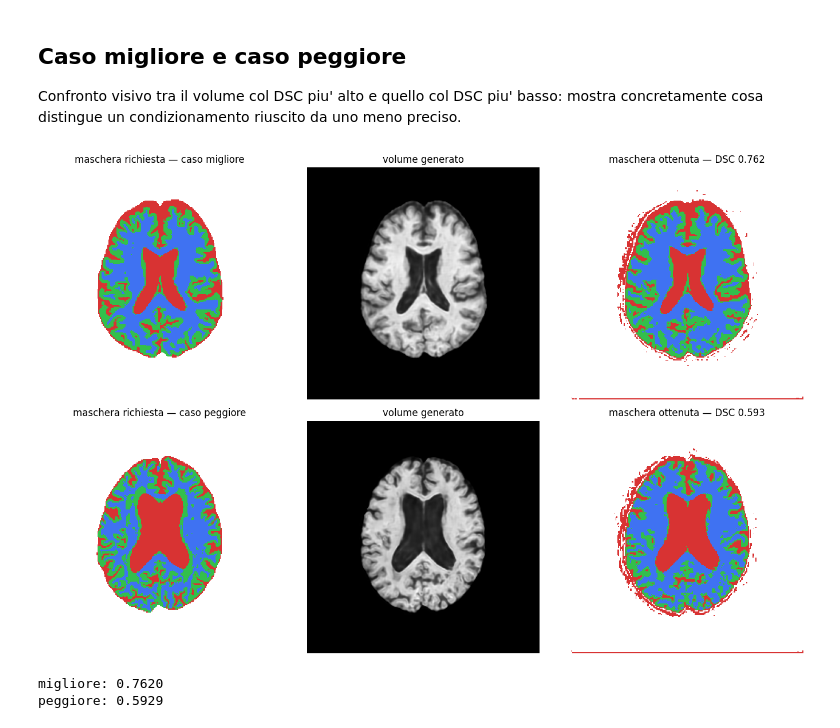
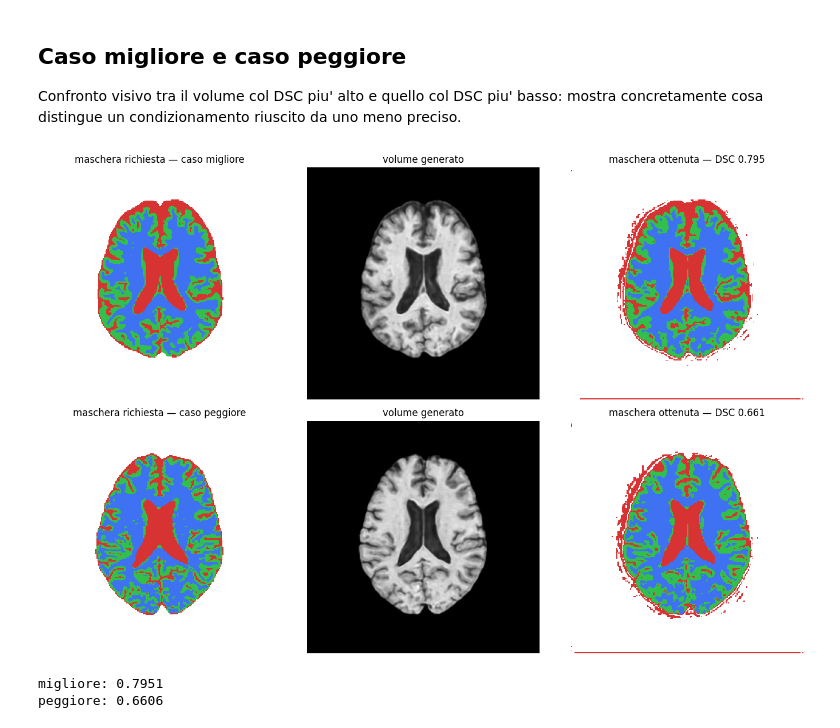
Before and after one commit to DanieleSchingaro/3DLDM_Schingaro, a Jupyter notebook: notebooks/06_controlnet_evaluation.ipynb, the cells around one changed output. Saved outputs shown, nothing was run; the diff lists cells and outputs as text; code cells hidden in the pictures.

```diff
--- a/notebooks/06_controlnet_evaluation.ipynb
+++ b/notebooks/06_controlnet_evaluation.ipynb
@@ -98,0 +164,9 @@ selezionato: epoch100
+# %%
+sched=[("costante 2.5","dsc_sweep_cs2.5"),
+       ("crescente 1.0->4.0","dsc_sweep_schedB"),
+       ("decrescente 4.0->1.0","dsc_sweep_schedA")]
+print(f"{'schedule (media 2.5)':<24}{'mean DSC':<12}")
+print("-"*36)
+for nome,tag in sched:
+    try: print(f"{nome:<24}{load_json(tag)['mean_dsc']:<12.4f}")
+    except FileNotFoundError: print(f"{nome:<24}(mancante)")
@@ -98,0 +190,12 @@ selezionato: epoch100
+# %%
+ag=[("nessuna","dsc_sweep_cs3.0_bis"),("w=1.5","dsc_sweep_ag_w1.5"),
+    ("w=2.0","dsc_sweep_ag_cs3.0"),("w=3.0","dsc_sweep_ag_w3.0")]
+print(f"{'autoguidance':<16}{'mean DSC':<12}{'std':<10}")
+print("-"*38)
+for nome,tag in ag:
+    try:
+        d=load_json(tag)
+        print(f"{nome:<16}{d['mean_dsc']:<12.4f}{d['per_volume_std']:<10.4f}")
+    except FileNotFoundError: print(f"{nome:<16}(mancante)")
+print("\nscelto w=2.0: w=3.0 guadagna poco (+0.004) ma aumenta la dispersione,")
+print("e 2.0 e' lo stesso valore usato per l'LDM incondizionato (coerenza fra i due stadi).")
@@ -163,30 +281,30 @@ concretamente cosa distingue un condizionamento riuscito da uno meno preciso.
 # %%
 import nibabel as nib
 from matplotlib.colors import ListedColormap
 
-GEN_DIR="../data/controlnet_gen_test/epoch100"
+GEN_DIR="../data/controlnet_gen_test/v_final"
 TISSUE_CMAP=ListedColormap([(0,0,0,0),(0.85,0.20,0.20,1),(0.20,0.75,0.30,1),(0.25,0.45,0.95,1)])
 
-pv=test["per_volume"]
+pv=test_fin["per_volume"]
 best=max(pv, key=pv.get); worst=min(pv, key=pv.get)
 
 def load(p): return np.asarray(nib.load(p).dataobj).astype(np.float32)
 
 fig, axes=plt.subplots(2, 3, figsize=(14,9))
 for r,(base,tag) in enumerate([(best,"migliore"),(worst,"peggiore")]):
     cond=np.rot90(load(f"{GEN_DIR}/{base}_condmask.nii.gz")[:,:,128])
     seg=np.rot90(load(f"{GEN_DIR}/{base}_synth_pveseg.nii.gz")[:,:,128])
     synth=np.rot90(load(f"{GEN_DIR}/{base}_synth.nii.gz")[:,:,128])
     axes[r,0].imshow(cond, cmap=TISSUE_CMAP, vmin=0, vmax=3, interpolation="nearest")
     axes[r,0].set_title(f"maschera richiesta — caso {tag}")
     axes[r,1].imshow(synth, cmap="gray"); axes[r,1].set_title("volume generato")
     axes[r,2].imshow(seg, cmap=TISSUE_CMAP, vmin=0, vmax=3, interpolation="nearest")
     axes[r,2].set_title(f"maschera ottenuta — DSC {pv[base]:.3f}")
 for a in axes.ravel(): a.axis("off")
 plt.tight_layout(); plt.show()
 
 print(f"migliore: {pv[best]:.4f}\npeggiore: {pv[worst]:.4f}")
 # %% [output]
-[figure, old version]
+[figure, new version]
-migliore: 0.7620
-peggiore: 0.5929
+migliore: 0.7951
+peggiore: 0.6606
```
Also changed, not shown: parts of 20 cells of this notebook, 2 other files.
